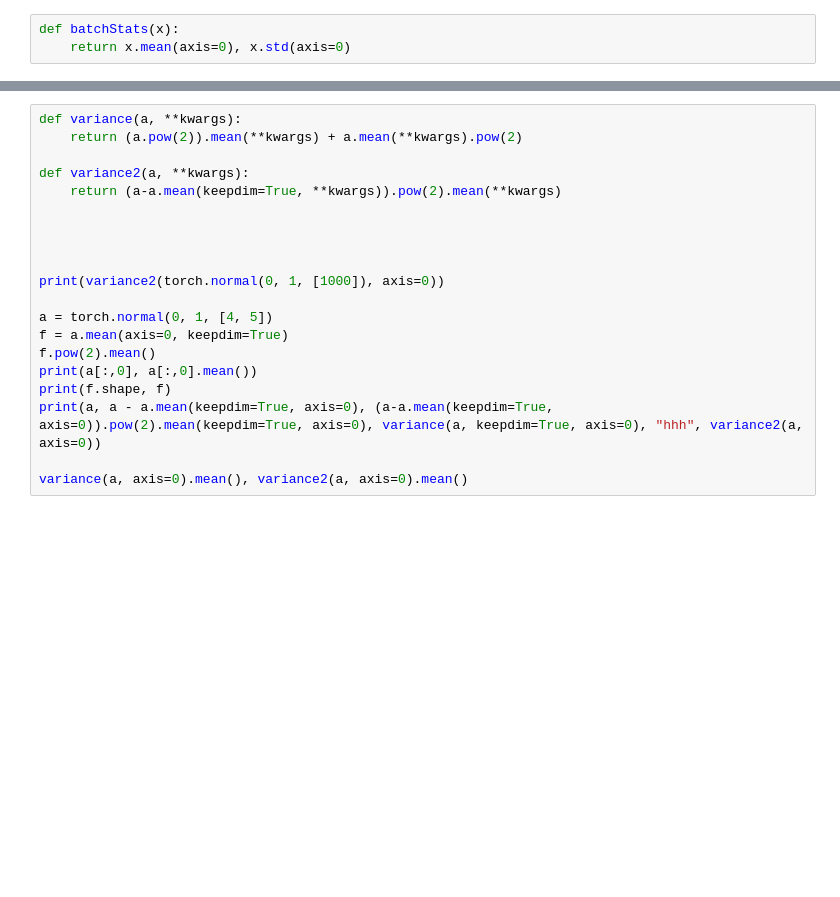
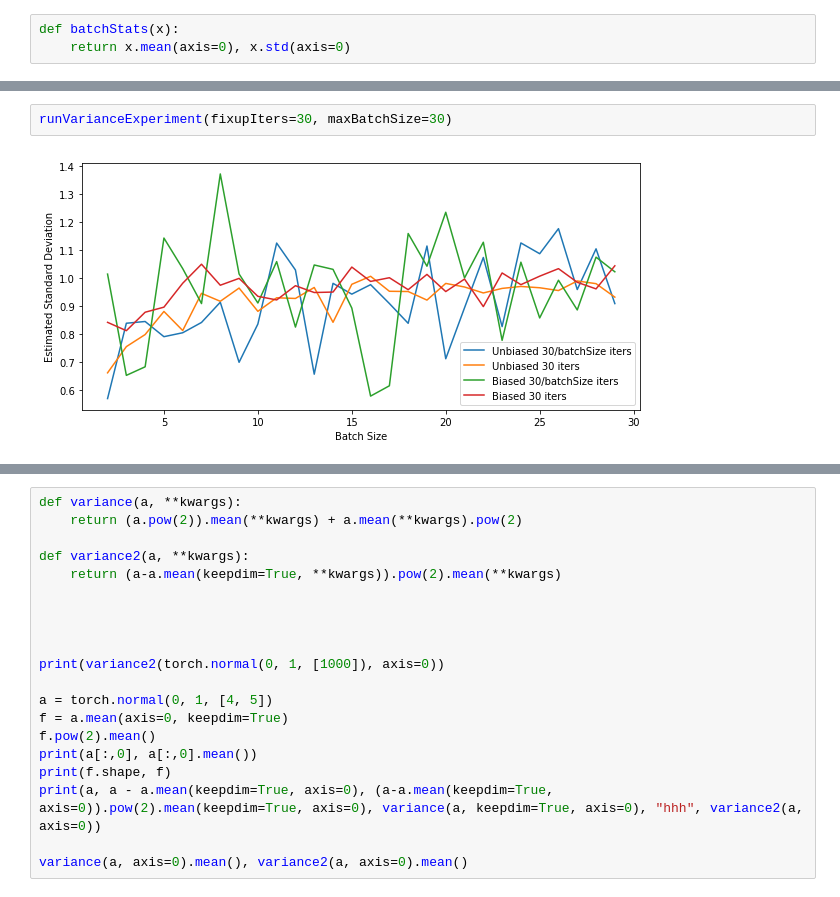
Before and after one commit to Phylliida/ailearning, a Jupyter notebook: week1.ipynb, the cells around one changed output, grey strips where cells are left out. Drawn from its saved outputs; the diff is of its cells as text; blank space fills up the shorter version.

```diff
--- a/week1.ipynb
+++ b/week1.ipynb
@@ -232,0 +435,4 @@ Biases: tensor([0.0491, 0.0976, 0.0733, 0.1604, 0.0897, 0.2238, 0.0371, 0.0848,
+# %%
+runVarianceExperiment(fixupIters=30, maxBatchSize=30)
+# %% [output]
+[figure, added]
```
Also changed, not shown: parts of 18 cells of this notebook, 1 other file.
